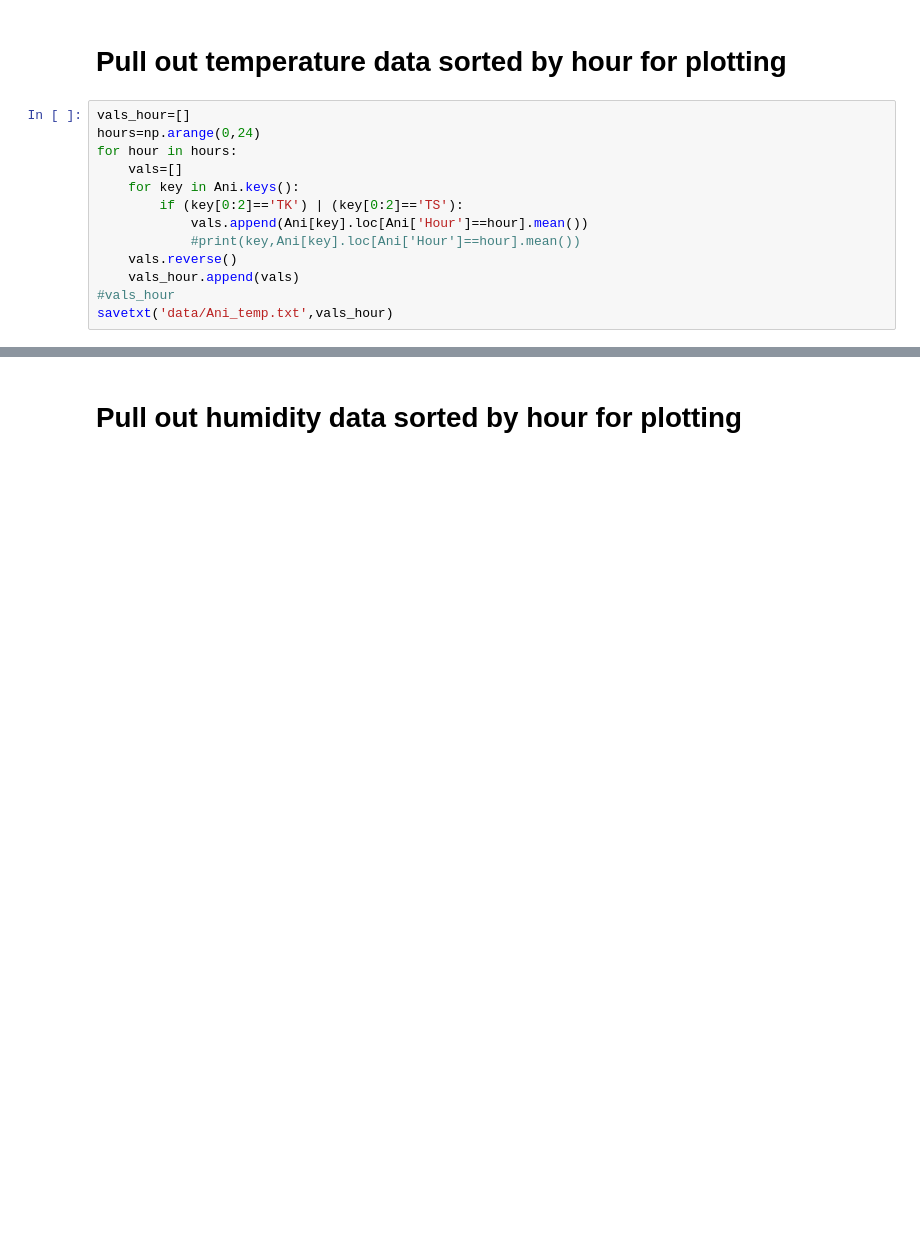
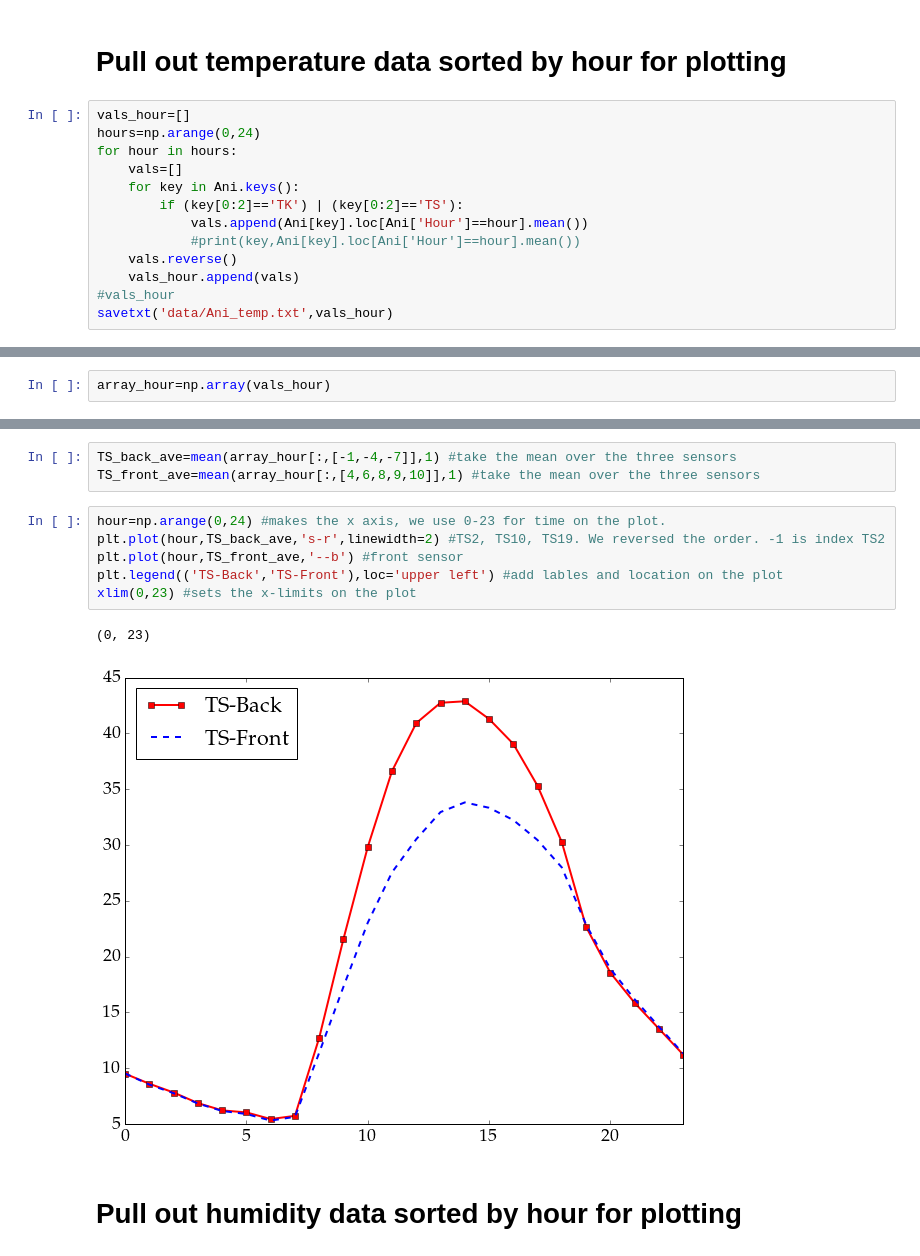
Before and after one commit to Luomin1993/Ani, a Jupyter notebook: Ani_GetData.ipynb, the cells around one changed output, grey strips where cells are left out. Saved outputs shown, nothing was run; the diff lists cells and outputs as text; blank space fills up the shorter version.

```diff
--- a/Ani_GetData.ipynb
+++ b/Ani_GetData.ipynb
@@ -51,0 +67,2 @@ savetxt('data/Ani_temp.txt',vals_hour)
+# %%
+array_hour=np.array(vals_hour)
@@ -52,3 +82,15 @@ savetxt('data/Ani_temp.txt',vals_hour)
+# %%
+TS_back_ave=mean(array_hour[:,[-1,-4,-7]],1) #take the mean over the three sensors
+TS_front_ave=mean(array_hour[:,[4,6,8,9,10]],1) #take the mean over the three sensors
+# %%
+hour=np.arange(0,24) #makes the x axis, we use 0-23 for time on the plot.
+plt.plot(hour,TS_back_ave,'s-r',linewidth=2) #TS2, TS10, TS19. We reversed the order. -1 is index TS2
+plt.plot(hour,TS_front_ave,'--b') #front sensor
+plt.legend(('TS-Back','TS-Front'),loc='upper left') #add lables and location on the plot
+xlim(0,23) #sets the x-limits on the plot
+# %% [output]
+(0, 23)
+[figure, added]
 # %% [markdown]
 <h1> Pull out humidity data sorted by hour for plotting </h1>
 # %%
```
Also changed, not shown: parts of 17 cells of this notebook.
